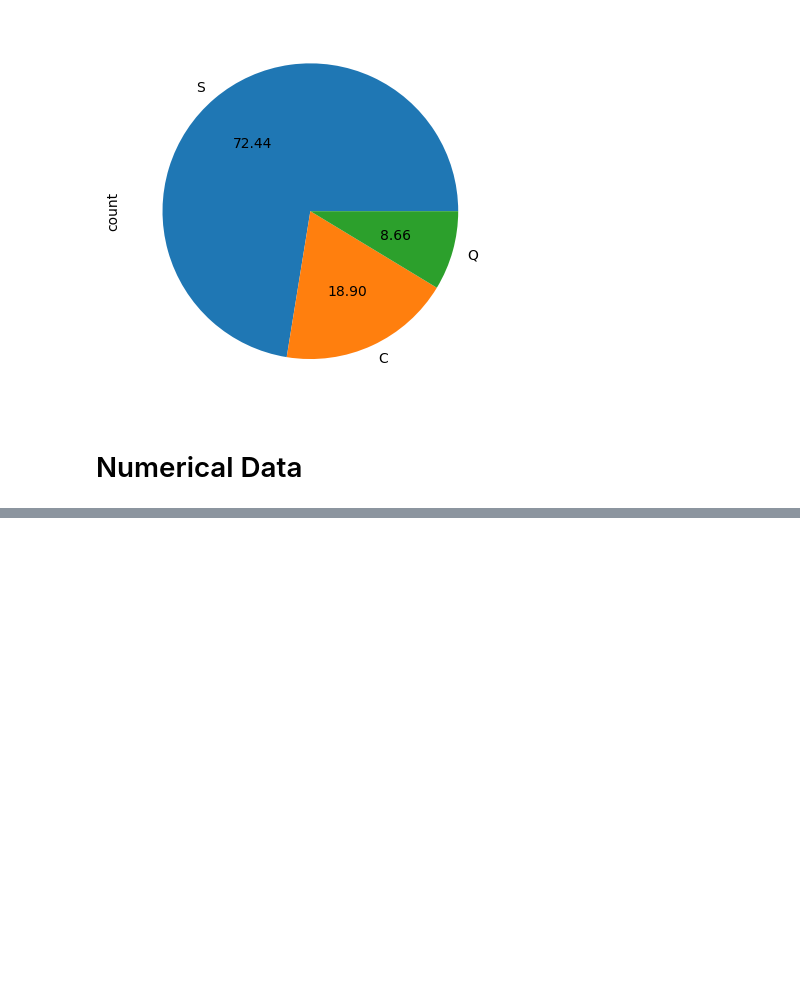
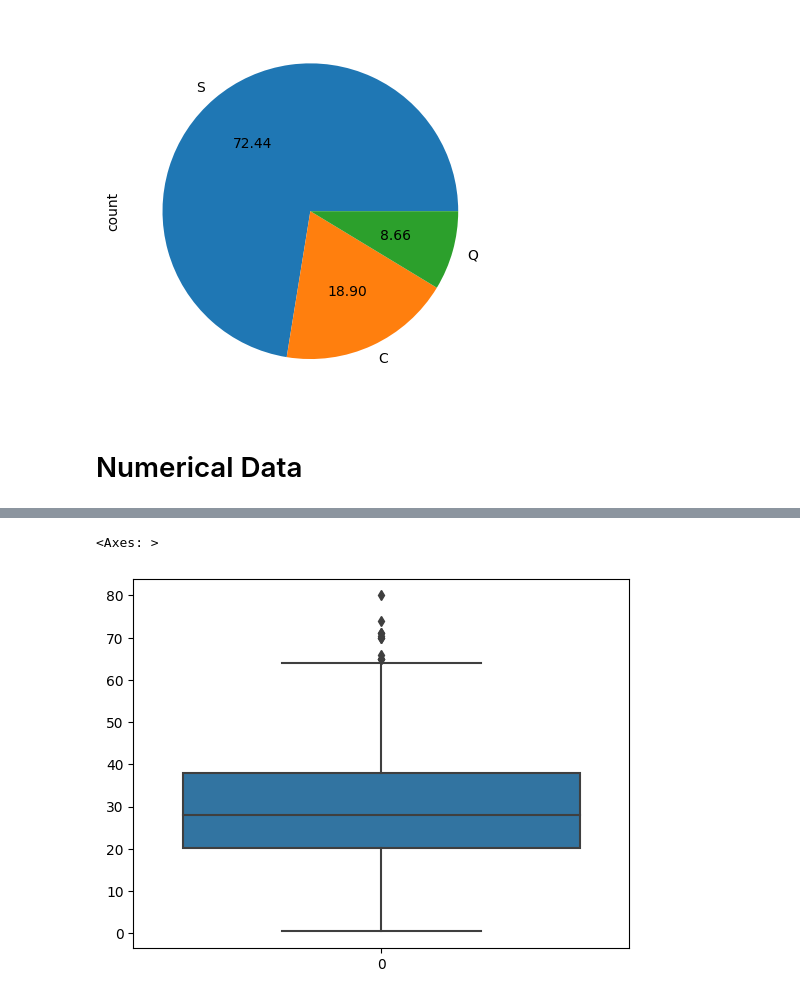
Before and after one commit to Adarsh-5harma/hell-yeah, a Jupyter notebook: Univariate_Analysis.ipynb, the cells around one changed output, grey strips where cells are left out. Cells and saved outputs as stored; diff of their text form; code cells hidden in the pictures; blank space fills up the shorter version.

```diff
--- a/Univariate_Analysis.ipynb
+++ b/Univariate_Analysis.ipynb
@@ -230,0 +319,6 @@ df['Embarked'].value_counts().plot(kind='pie',autopct='%.2f')
+# %%
+sns.boxplot(df['Age'])
+# here are some outliers
+# %% [output]
+<Axes: >
+[figure, added]
```
Also changed, not shown: parts of 14 cells of this notebook.
